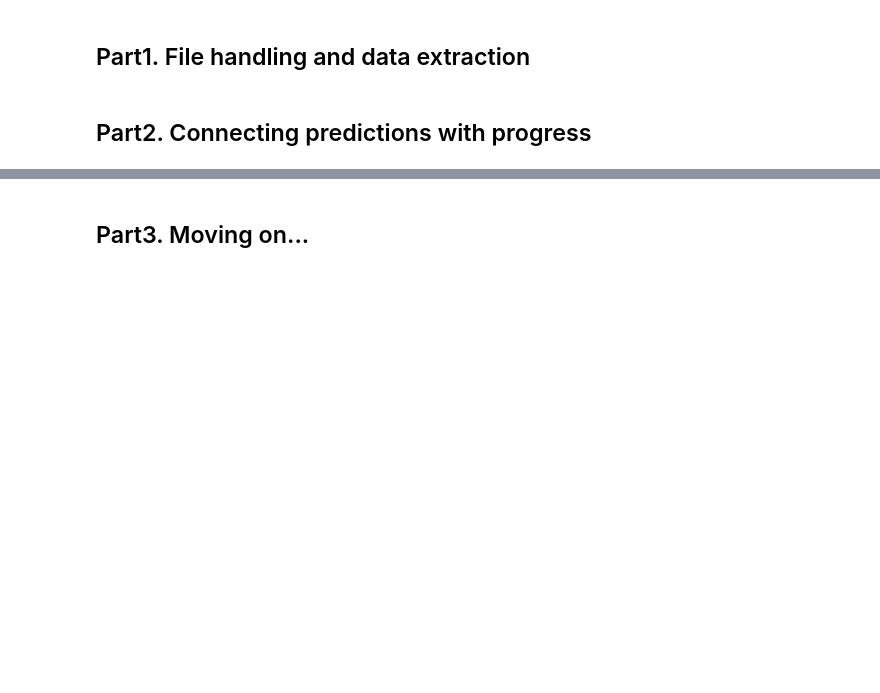
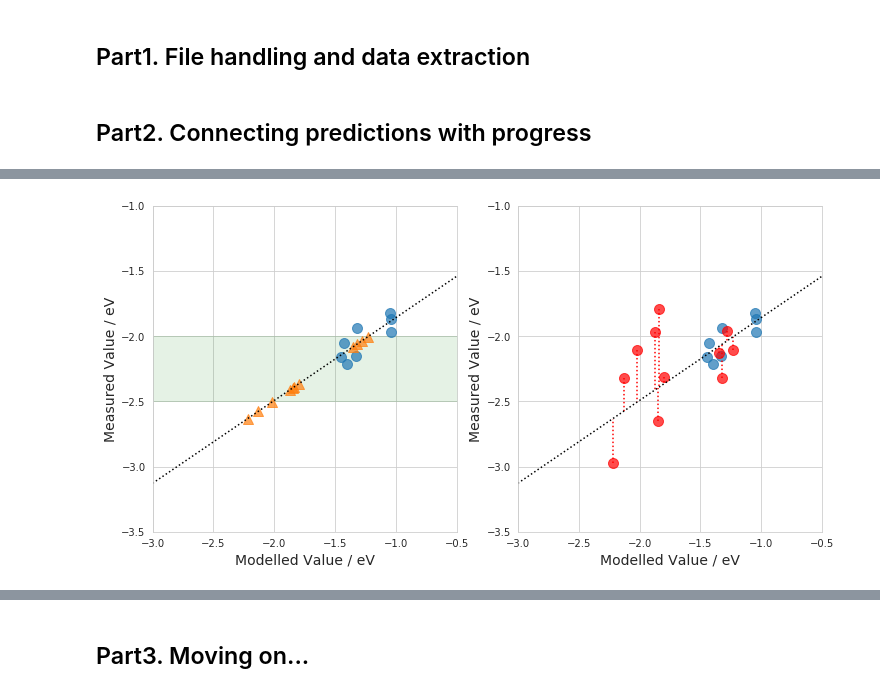
Before and after one commit to WillTarran/WillTarran.github.io, a Jupyter notebook: slides/DataAdventure.ipynb, the cells around one changed output, grey strips where cells are left out. Cells and saved outputs as stored; diff of their text form; code cells hidden in the pictures; blank space fills up the shorter version.

```diff
--- a/slides/DataAdventure.ipynb
+++ b/slides/DataAdventure.ipynb
@@ -12,0 +40,15 @@ import seaborn as sns
+# %%
+# Round 1 Predicted Values Are Selected for Synthesis
+LUMO['Round1'] = a + b * LUMO['SimpleQC'][LUMO['Group']=='mid']
+fig, [ax1,ax2] = plt.subplots(1,2, figsize=(12,6))
+ax1.fill_between([-3,0],[-2,-2],[-2.5,-2.5], alpha=0.1, color='g')
+baseplot([ax1,ax2], old_x, old_y, a, b)
+ax1.scatter(LUMO['SimpleQC'], LUMO['Round1'], marker='^', s=100, alpha=0.7)
+ax2.scatter(LUMO['SimpleQC'][LUMO['Group']=='mid'],
+            LUMO['Measured'][LUMO['Group']=='mid'],
+            color='r', s=100, alpha=0.7)
+ax2.vlines(LUMO['SimpleQC'][LUMO['Group']=='mid'],
+           LUMO['Measured'][LUMO['Group']=='mid'],
+           LUMO['Round1'][LUMO['Group']=='mid'], linestyles=':', colors='r');
+# %% [output]
+[figure, added]
```
Also changed, not shown: parts of 9 cells of this notebook, 3 other files.
